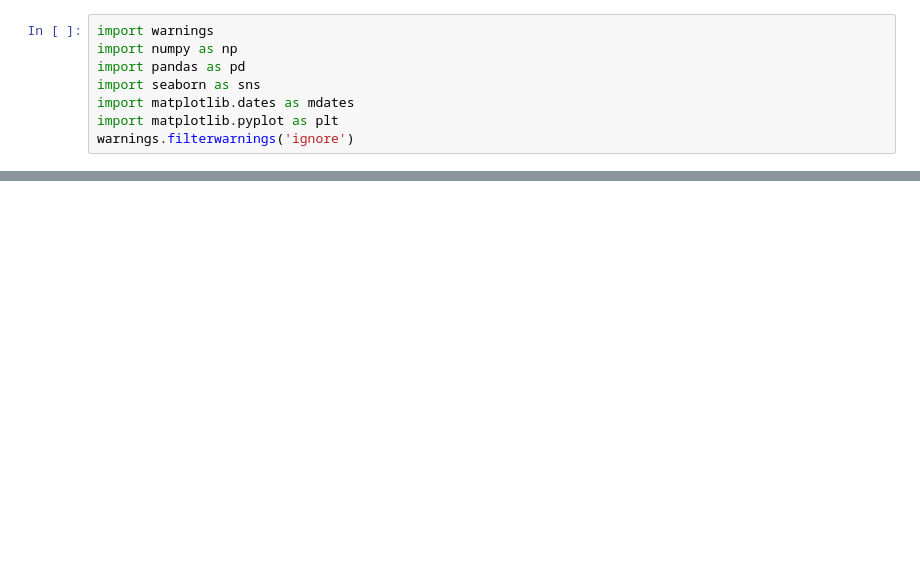
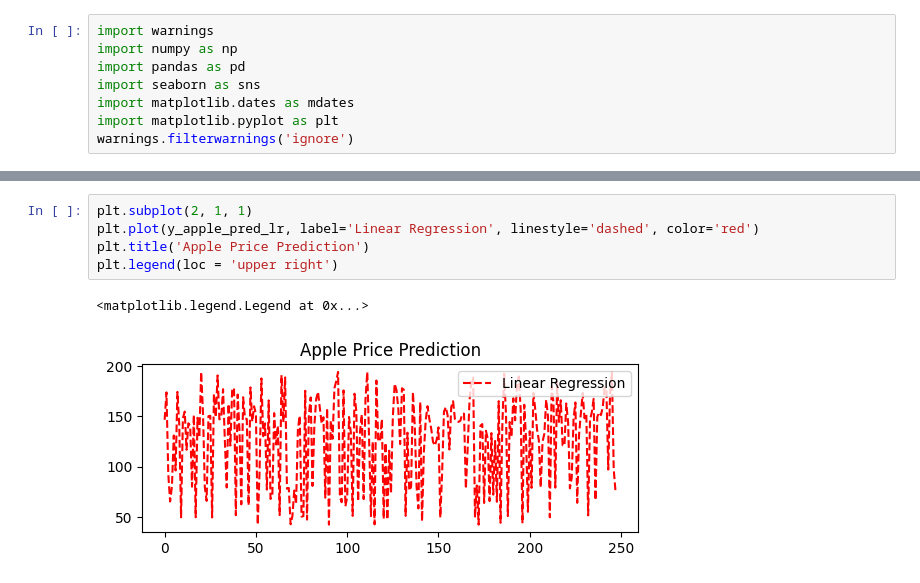
Before and after one commit to chonyeagoro/Machine_Learning_Project_4_Final, a Jupyter notebook: Apple_vs_Tesla_data_analysis.ipynb, the cells around one changed output, grey strips where cells are left out. Drawn from its saved outputs; the diff is of its cells as text; blank space fills up the shorter version.

```diff
--- a/Apple_vs_Tesla_data_analysis.ipynb
+++ b/Apple_vs_Tesla_data_analysis.ipynb
@@ -207,0 +260,8 @@ plt.show()
+# %%
+plt.subplot(2, 1, 1)
+plt.plot(y_apple_pred_lr, label='Linear Regression', linestyle='dashed', color='red')
+plt.title('Apple Price Prediction')
+plt.legend(loc = 'upper right')
+# %% [output]
+<matplotlib.legend.Legend at 0x...>
+[figure, added]
```
Also changed, not shown: parts of 23 cells of this notebook.
